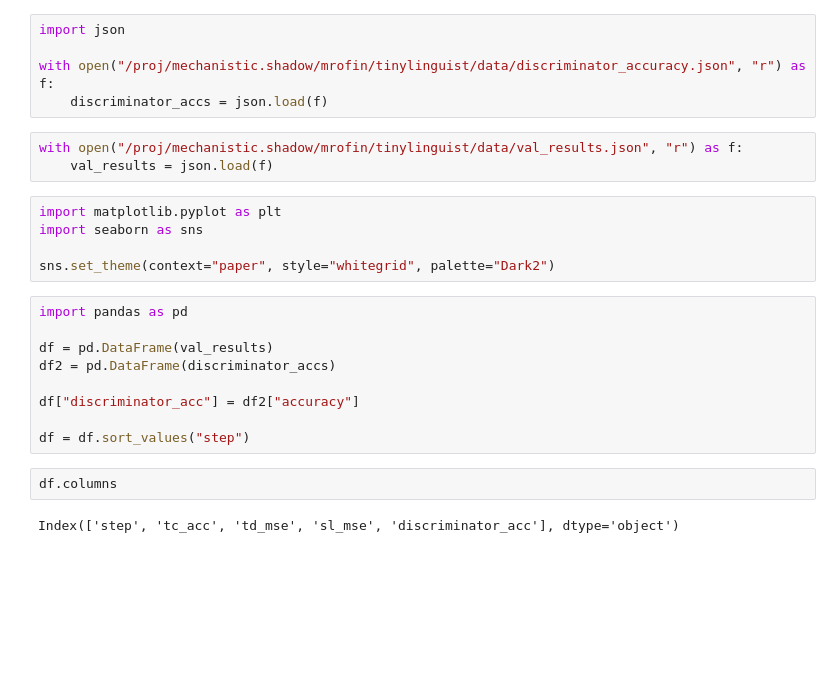
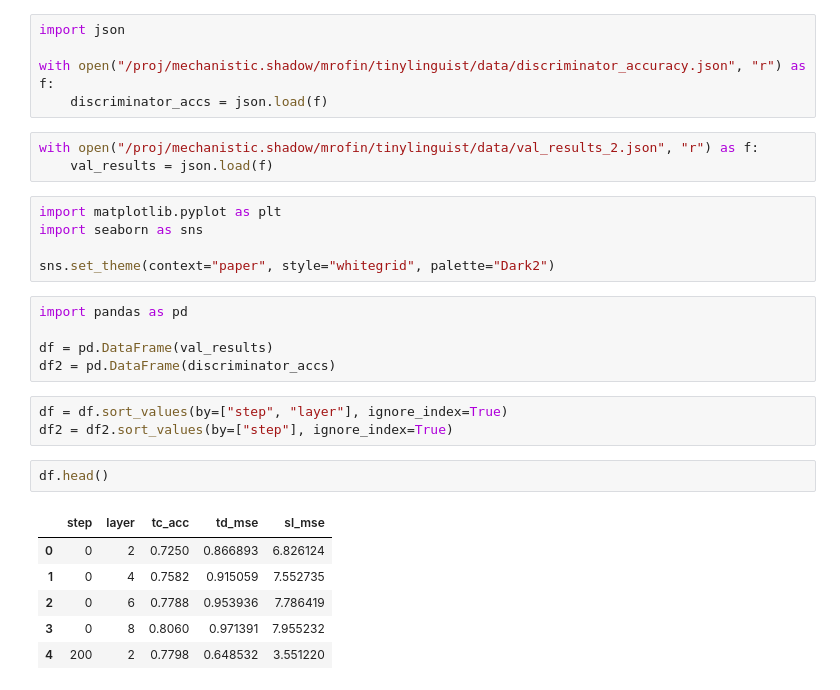
Before and after one commit to Markfryazino/tiny-linguist, a Jupyter notebook: results.ipynb, the cells around one changed output. Drawn from its saved outputs; the diff is of its cells as text; blank space fills up the shorter version.

```diff
--- a/results.ipynb
+++ b/results.ipynb
@@ -4,7 +4,7 @@ import json
 with open("/proj/mechanistic.shadow/mrofin/tinylinguist/data/discriminator_accuracy.json", "r") as f:
     discriminator_accs = json.load(f)
 # %%
-with open("/proj/mechanistic.shadow/mrofin/tinylinguist/data/val_results.json", "r") as f:
+with open("/proj/mechanistic.shadow/mrofin/tinylinguist/data/val_results_2.json", "r") as f:
     val_results = json.load(f)
 # %%
 import matplotlib.pyplot as plt
@@ -16,11 +16,15 @@ import pandas as pd
 
 df = pd.DataFrame(val_results)
 df2 = pd.DataFrame(discriminator_accs)
-
-df["discriminator_acc"] = df2["accuracy"]
-
-df = df.sort_values("step")
+# %%
+df = df.sort_values(by=["step", "layer"], ignore_index=True)
+df2 = df2.sort_values(by=["step"], ignore_index=True)
 # %%
-df.columns
+df.head()
 # %% [output]
-Index(['step', 'tc_acc', 'td_mse', 'sl_mse', 'discriminator_acc'], dtype='object')
+|  | step | layer | tc_acc | td_mse | sl_mse |
+| 0 | 0 | 2 | 0.7250 | 0.866893 | 6.826124 |
+| 1 | 0 | 4 | 0.7582 | 0.915059 | 7.552735 |
+| 2 | 0 | 6 | 0.7788 | 0.953936 | 7.786419 |
+| 3 | 0 | 8 | 0.8060 | 0.971391 | 7.955232 |
+| 4 | 200 | 2 | 0.7798 | 0.648532 | 3.551220 |
```
Also changed, not shown: parts of 3 cells of this notebook, 8 other files.
